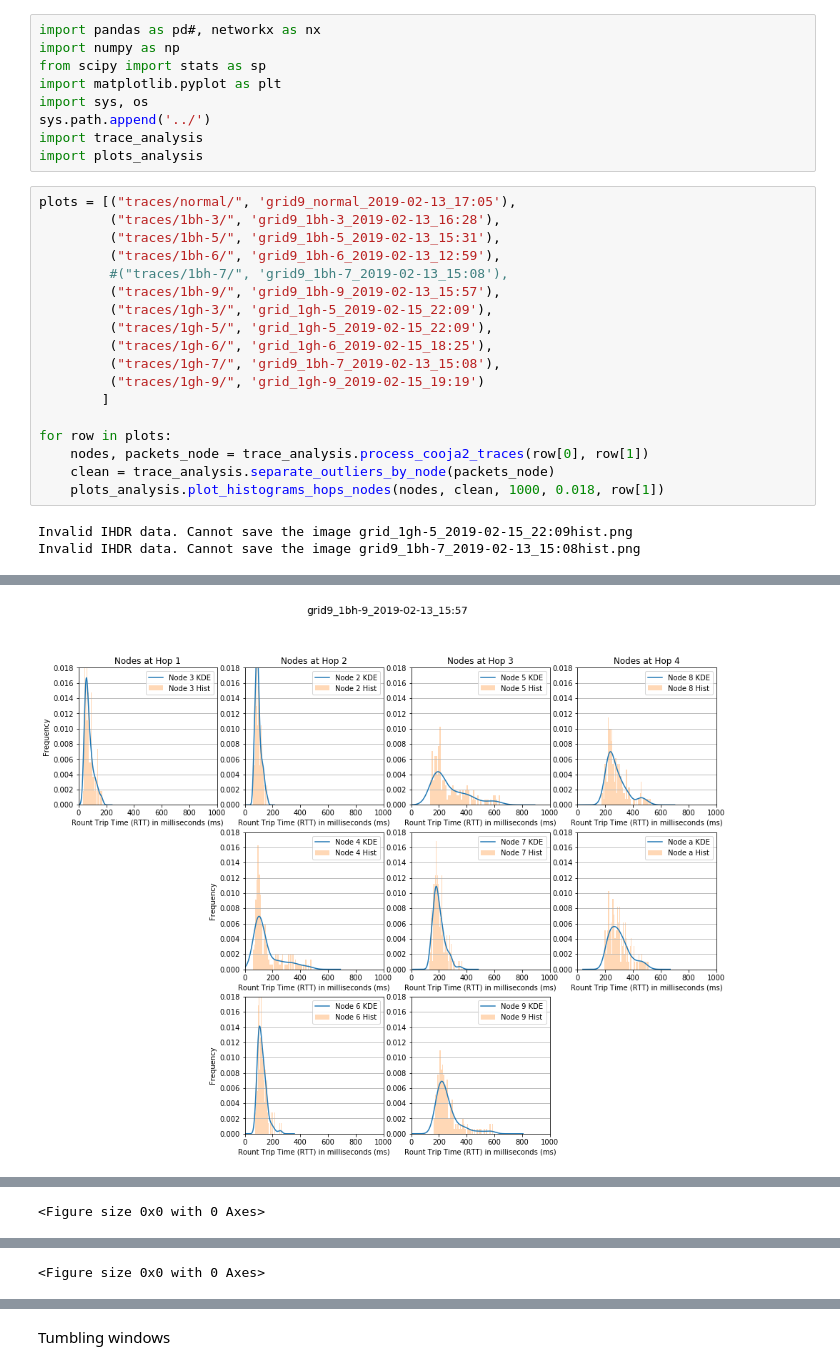
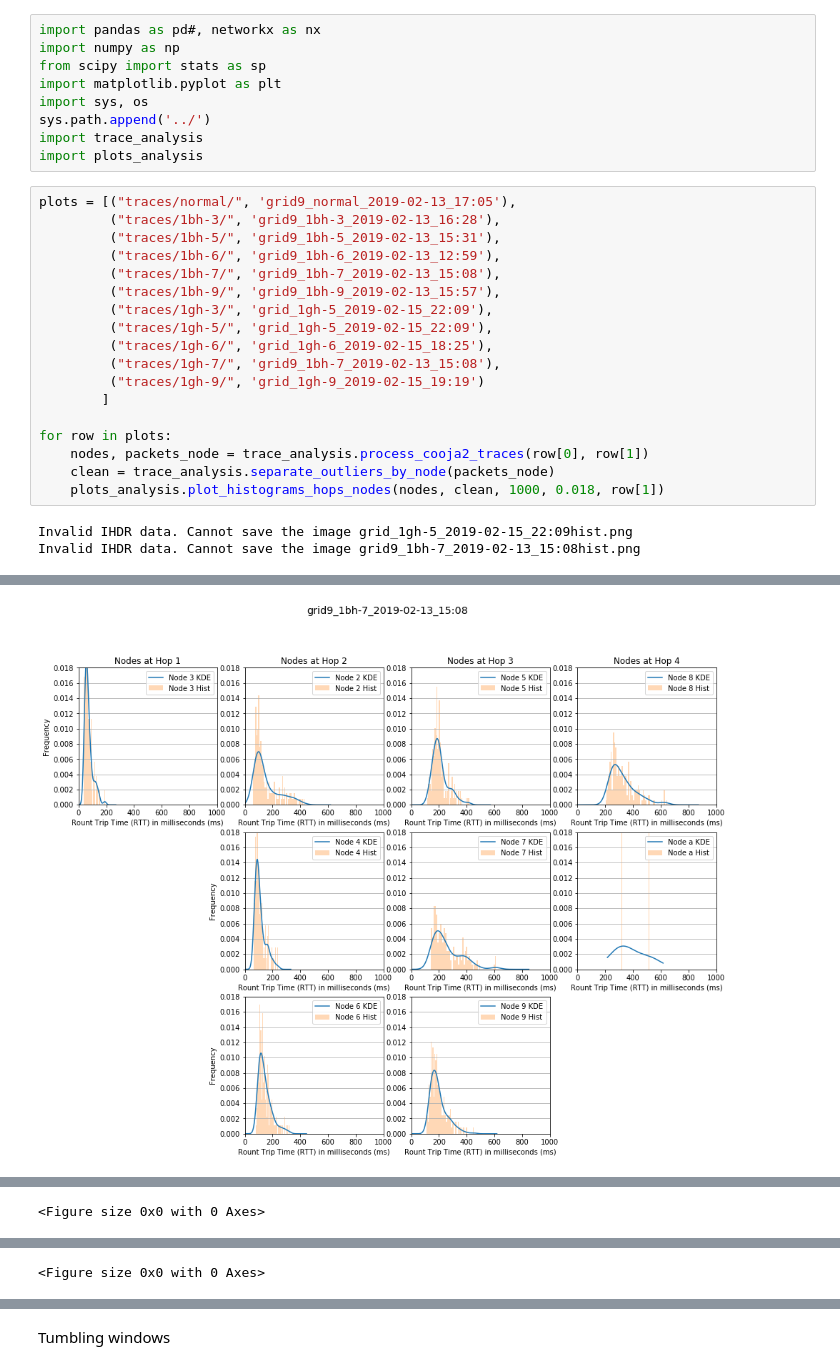
Before and after one commit to ichatz/iot-netprofiler, a Jupyter notebook: cooja3-9nodes/ExploratoryAnalysis.ipynb, the cells around one changed output, grey strips where cells are left out. Cells and saved outputs as stored; diff of their text form.

```diff
--- a/cooja3-9nodes/ExploratoryAnalysis.ipynb
+++ b/cooja3-9nodes/ExploratoryAnalysis.ipynb
@@ -10,26 +10,26 @@ import plots_analysis
 # %%
 plots = [("traces/normal/", 'grid9_normal_2019-02-13_17:05'),
          ("traces/1bh-3/", 'grid9_1bh-3_2019-02-13_16:28'),
          ("traces/1bh-5/", 'grid9_1bh-5_2019-02-13_15:31'),
          ("traces/1bh-6/", 'grid9_1bh-6_2019-02-13_12:59'),
-         #("traces/1bh-7/", 'grid9_1bh-7_2019-02-13_15:08'),
+         ("traces/1bh-7/", 'grid9_1bh-7_2019-02-13_15:08'),
          ("traces/1bh-9/", 'grid9_1bh-9_2019-02-13_15:57'),
          ("traces/1gh-3/", 'grid_1gh-5_2019-02-15_22:09'),
          ("traces/1gh-5/", 'grid_1gh-5_2019-02-15_22:09'),
          ("traces/1gh-6/", 'grid_1gh-6_2019-02-15_18:25'),
          ("traces/1gh-7/", 'grid9_1bh-7_2019-02-13_15:08'),
          ("traces/1gh-9/", 'grid_1gh-9_2019-02-15_19:19')
         ]
 
 for row in plots:
     nodes, packets_node = trace_analysis.process_cooja2_traces(row[0], row[1])
     clean = trace_analysis.separate_outliers_by_node(packets_node)
     plots_analysis.plot_histograms_hops_nodes(nodes, clean, 1000, 0.018, row[1])
 # %% [output]
 Invalid IHDR data. Cannot save the image grid_1gh-5_2019-02-15_22:09hist.png
 Invalid IHDR data. Cannot save the image grid9_1bh-7_2019-02-13_15:08hist.png
 [figure]
 [figure]
 [figure]
 [figure]
-[figure, old version]
+[figure, new version]
```
Also changed, not shown: parts of 3 cells of this notebook, 38 other files.
